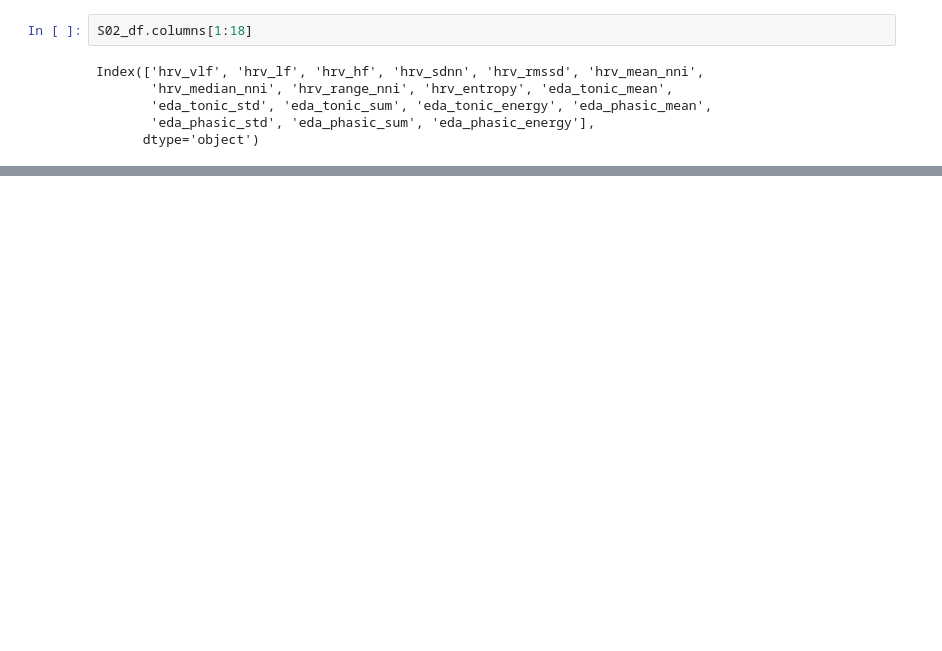
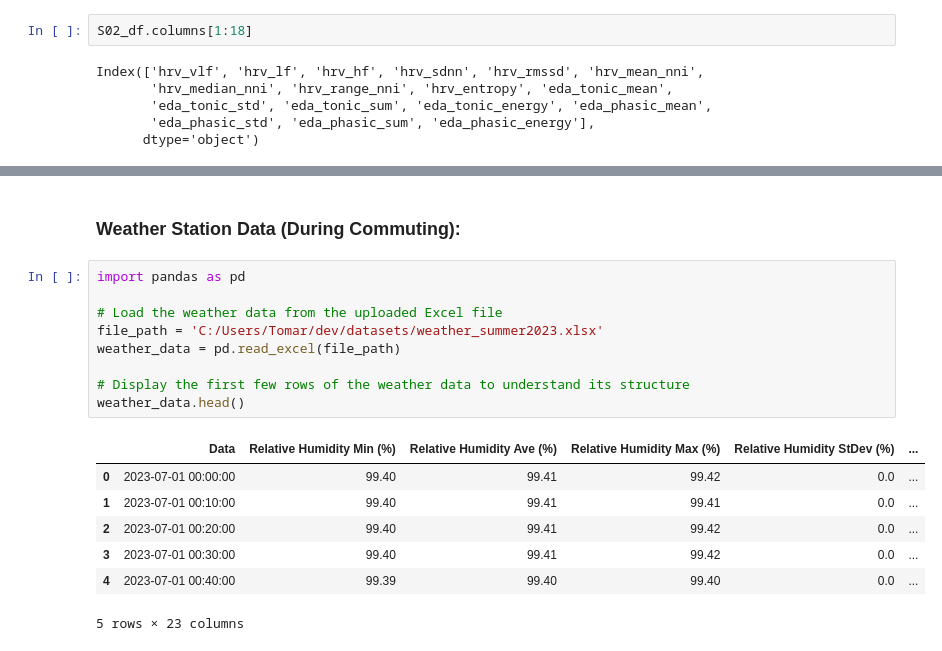
Before and after one commit to tomarp/COC-D, a Jupyter notebook: code/notebook_S02.ipynb, the cells around one changed output, grey strips where cells are left out. Drawn from its saved outputs; the diff is of its cells as text; blank space fills up the shorter version.

```diff
--- a/code/notebook_S02.ipynb
+++ b/code/notebook_S02.ipynb
@@ -325,0 +421,19 @@ Index(['ID_instance', 'hrv_vlf', 'hrv_lf', 'hrv_hf', 'hrv_sdnn', 'hrv_rmssd',
+# %% [markdown]
+### Weather Station Data (During Commuting):
+# %%
+import pandas as pd
+
+# Load the weather data from the uploaded Excel file
+file_path = 'C:/Users/Tomar/dev/datasets/weather_summer2023.xlsx'
+weather_data = pd.read_excel(file_path)
+
+# Display the first few rows of the weather data to understand its structure
+weather_data.head()
+# %% [output]
+|  | Data | Relative Humidity Min (%) | Relative Humidity Ave (%) | Relative Humidity Max (%) | Relative Humidity StDev (%) | ... |
+| 0 | 2023-07-01 00:00:00 | 99.40 | 99.41 | 99.42 | 0.0 | ... |
+| 1 | 2023-07-01 00:10:00 | 99.40 | 99.41 | 99.41 | 0.0 | ... |
+| 2 | 2023-07-01 00:20:00 | 99.40 | 99.41 | 99.42 | 0.0 | ... |
+| 3 | 2023-07-01 00:30:00 | 99.40 | 99.41 | 99.42 | 0.0 | ... |
+| 4 | 2023-07-01 00:40:00 | 99.39 | 99.40 | 99.40 | 0.0 | ... |
+5 rows × 23 columns
```
Also changed, not shown: parts of 23 cells of this notebook, 2 other files.
